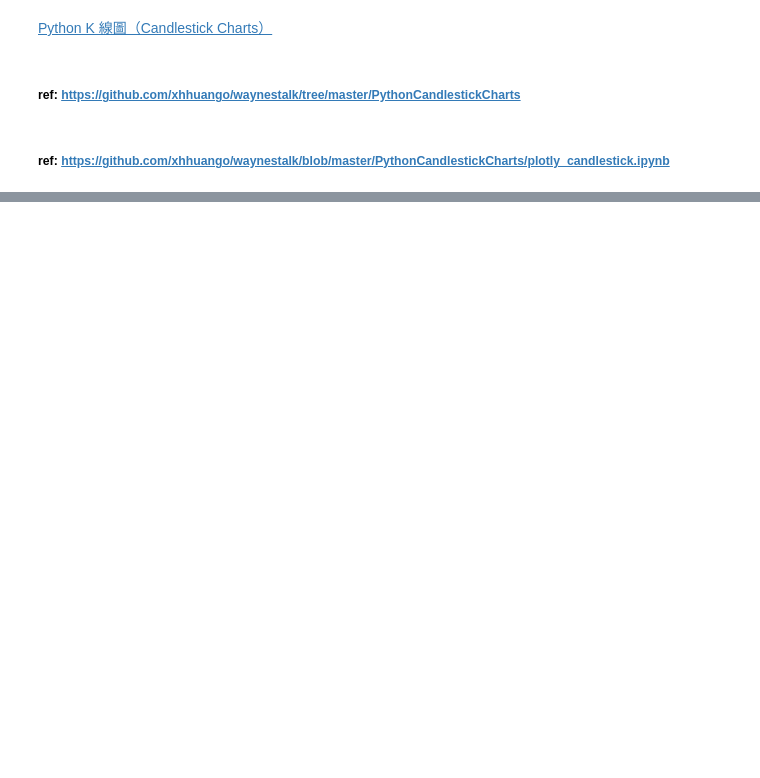
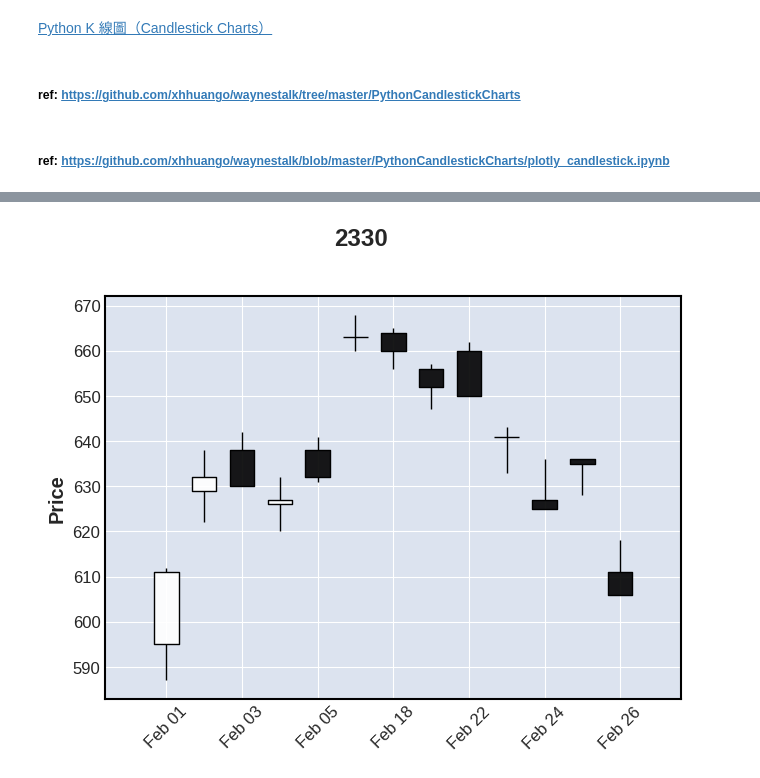
Before and after one commit to chiyanglin-AStar/python_stock_study, a Jupyter notebook: K-Line_02.ipynb, the cells around one changed output, grey strips where cells are left out. Saved outputs shown, nothing was run; the diff lists cells and outputs as text; code cells hidden in the pictures; blank space fills up the shorter version.

```diff
--- a/K-Line_02.ipynb
+++ b/K-Line_02.ipynb
@@ -24,3 +45,7 @@ df = pd.DataFrame([
     ['2021-02-25',45279276,636.00,636.00,628.00,635.00],
     ['2021-02-26',137933162,611.00,618.00,606.00,606.00],
 ], columns=['Date', 'Volume', 'Open', 'High', 'Low', 'Close'])
+df['Date'] = pd.to_datetime(df['Date'], format='%Y-%m-%d')
+df.set_index('Date', inplace=True)
+
+df.head()
@@ -55,20 +60,6 @@ fig.show()
-# %%
-df['MA5'] = df['Close'].rolling(5).mean()
-df['MA10'] = df['Close'].rolling(10).mean()
-candlestick = go.Candlestick(x=df['Date'],
-                             open=df['Open'],
-                             high=df['High'],
-                             low=df['Low'],
-                             close=df['Close'],
-                             increasing_line_color='red',
-                             decreasing_line_color='green')
-ma5_scatter = go.Scatter(x=df['Date'],
-                         y=df['MA5'],
-                         line=dict(color='orange', width=1),
-                         mode='lines')
-ma10_scatter = go.Scatter(x=df['Date'],
-                          y=df['MA10'],
-                          line=dict(color='green', width=1),
-                          mode='lines')
-fig = go.Figure(data=[candlestick, ma5_scatter, ma10_scatter])
-fig.show()
+# %%
+import mplfinance as mpf
+
+mpf.plot(df, type='candle', title='2330')
+# %% [output]
+[figure, added]
```
Also changed, not shown: parts of 13 cells of this notebook.
